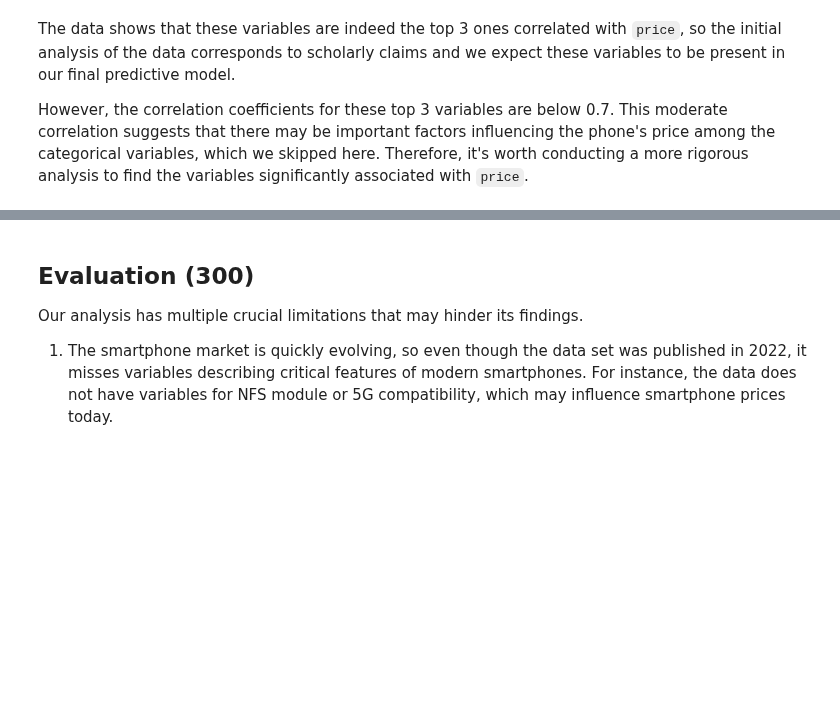
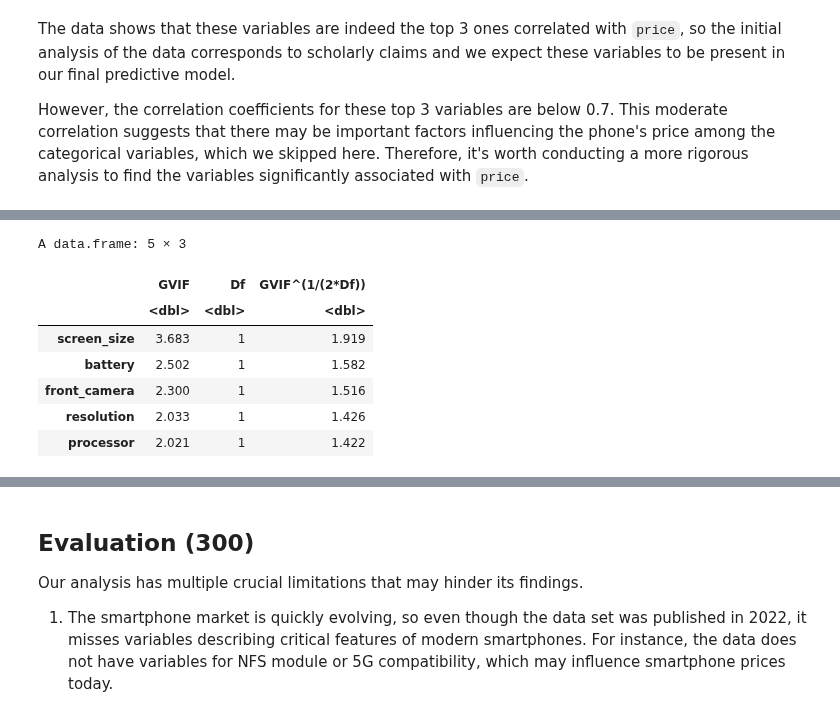
Before and after one commit to Ihor16/stat-301-project, a Jupyter notebook: FinalReport.ipynb, the cells around one changed output, grey strips where cells are left out. Drawn from its saved outputs; the diff is of its cells as text; code cells hidden in the pictures; blank space fills up the shorter version.

```diff
--- a/FinalReport.ipynb
+++ b/FinalReport.ipynb
@@ -431,0 +408,12 @@ A data.frame: 10 × 3
+# %%
+# Calculating VIFs dropping `ram` and `storage`
+calculate_vif(phone_training %>% select(-c(ram, storage)))
+# %% [output]
+A data.frame: 5 × 3
+|  | GVIF | Df | GVIF^(1/(2*Df)) |
+|  | <dbl> | <dbl> | <dbl> |
+| screen_size | 3.683 | 1 | 1.919 |
+| battery | 2.502 | 1 | 1.582 |
+| front_camera | 2.300 | 1 | 1.516 |
+| resolution | 2.033 | 1 | 1.426 |
+| processor | 2.021 | 1 | 1.422 |
```
Also changed, not shown: parts of 20 cells of this notebook.
